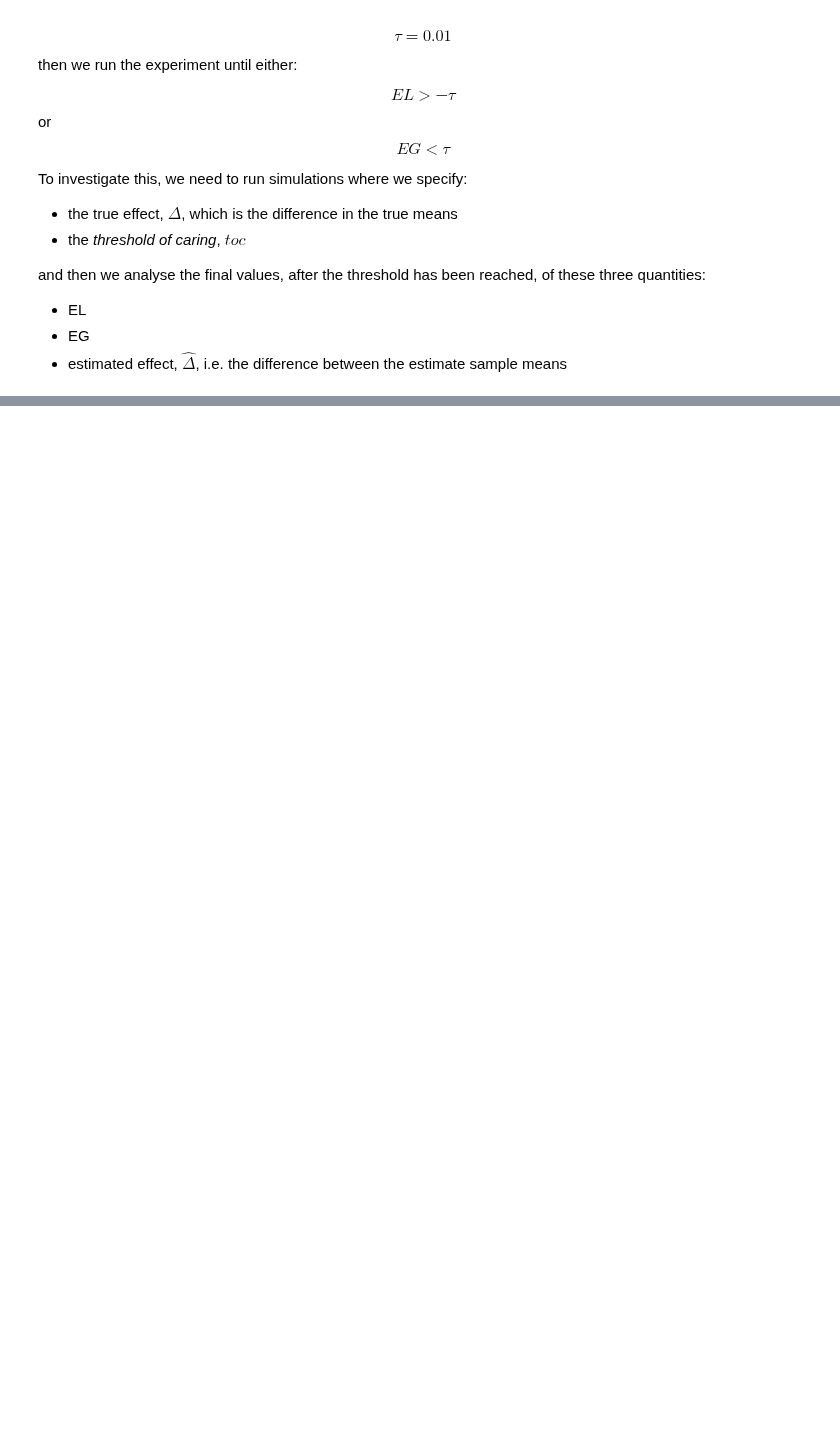
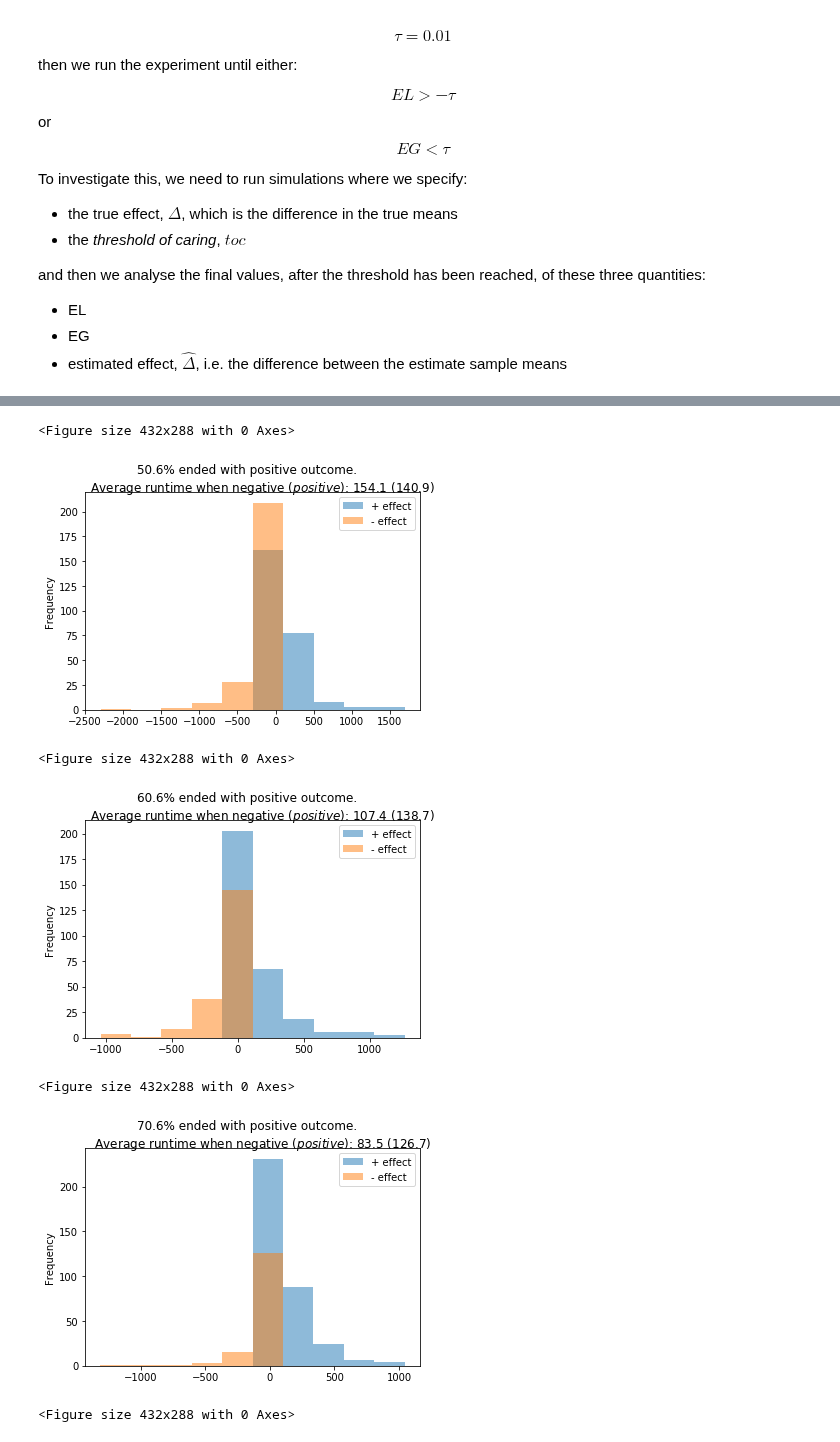
Before and after one commit to aaronmcdaid/bayesian.risk, a Jupyter notebook: notebooks/Expected Loss, and behaviour under early stopping.ipynb, the cells around one changed output, grey strips where cells are left out. Saved outputs shown, nothing was run; the diff lists cells and outputs as text; code cells hidden in the pictures; blank space fills up the shorter version.

Commit message:
notebook: Now looking just at the proportion of positive outcomes, and the average sample sizes

```diff
--- a/notebooks/Expected Loss, and behaviour under early stopping.ipynb
+++ b/notebooks/Expected Loss, and behaviour under early stopping.ipynb
@@ -143,0 +115,53 @@ for true_difference in [0, 0.02, 0.5]:
+# %%
+def to_NaN_if_False(series, b):
+    s = series.copy()
+    s[~b] = np.nan
+    return s
+# %%
+def histogram(**kw):
+    plt.figure()
+    sims = simulate_to_the_threshold(**kw)
+    sims['is_up'] = sims.difference_of_means>0
+    sims['- effect'] = to_NaN_if_False(-sims.total_sample_size, ~sims.is_up)
+    sims['+ effect'] = to_NaN_if_False(sims.total_sample_size, sims.is_up)
+
+    # Plot the two histograms together
+    sims[['+ effect', '- effect']].plot.hist(alpha=0.5, linewidth=4, bins=10)
+
+    # How many runs ended in a positive effect?
+    prop_positive = np.mean(sims.difference_of_means > 0)
+    # ... and what was the average sample size for both sets of runs?
+    two_average_runtimes = sims.groupby('is_up')['total_sample_size'].mean().to_dict()
+    title_string = """{:.1f}% ended with positive outcome.
+        Average runtime when negative $(positive)$: {:.1f} $({:.1f})$
+        """.format(prop_positive*100, two_average_runtimes.get(False, np.nan), two_average_runtimes.get(True, np.nan ))
+    plt.suptitle(title_string)
+# %%
+for true_difference in [0.03]:
+    break
+    histogram(
+        runs=20,
+        min_sample_size = 1500,
+        true_difference=true_difference,
+        true_stdev=1,
+        threshold_of_caring = 0.01,
+        prior = FlatPrior(),
+    )
+# %%
+min_sample_size = 10
+for true_difference in [0, 0.03, 0.1, 0.3]:
+    histogram(
+        runs=500,
+        min_sample_size=min_sample_size,
+        true_difference=true_difference,
+        true_stdev=1,
+        threshold_of_caring = 0.01,
+    )
+# %% [output]
+<Figure size 432x288 with 0 Axes>
+[figure, added]
+<Figure size 432x288 with 0 Axes>
+[figure, added]
+<Figure size 432x288 with 0 Axes>
+[figure, added]
+<Figure size 432x288 with 0 Axes>
```
Also changed, not shown: parts of 8 cells of this notebook.
